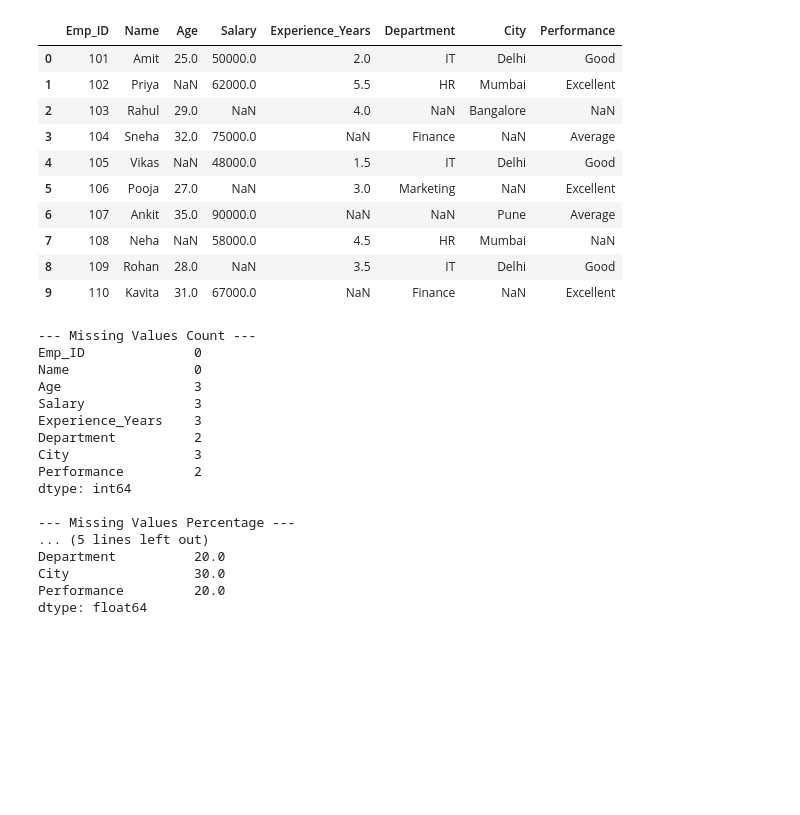
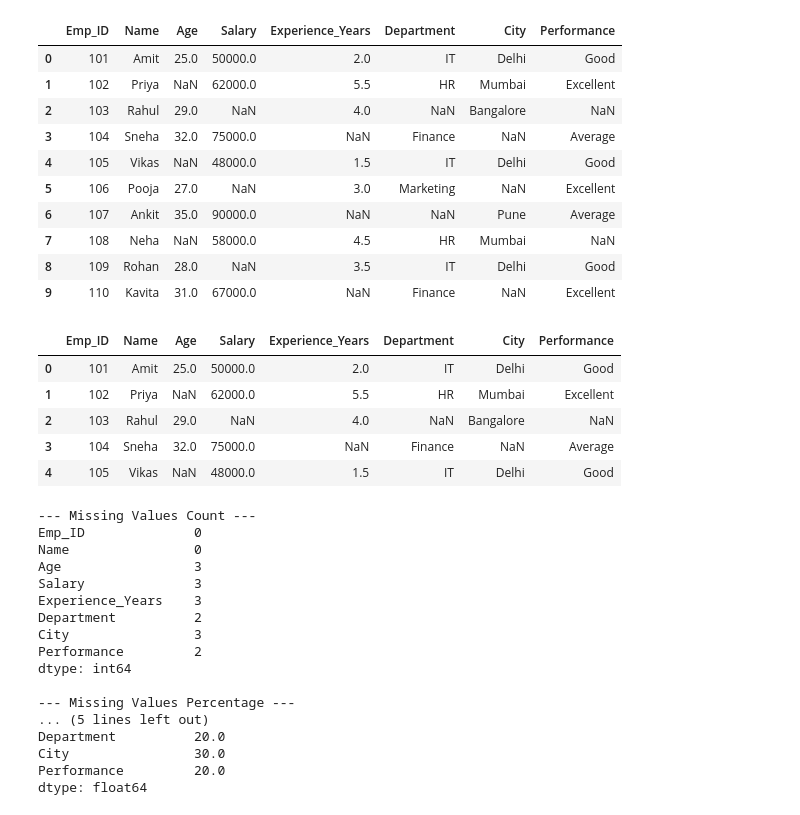
Before and after one commit to raj1807600-ux/ML-class-1, a Jupyter notebook: ml_class_4.ipynb, the cells around one changed output. Drawn from its saved outputs; the diff is of its cells as text; code cells hidden in the pictures; blank space fills up the shorter version.

```diff
--- a/ml_class_4.ipynb
+++ b/ml_class_4.ipynb
@@ -292,6 +292,15 @@ display(df)
 | 7 | 108 | Neha | NaN | 58000.0 | 4.5 | HR | Mumbai | NaN |
 | 8 | 109 | Rohan | 28.0 | NaN | 3.5 | IT | Delhi | Good |
 | 9 | 110 | Kavita | 31.0 | 67000.0 | NaN | Finance | NaN | Excellent |
+# %%
+df.head()
+# %% [output]
+|  | Emp_ID | Name | Age | Salary | Experience_Years | Department | City | Performance |
+| 0 | 101 | Amit | 25.0 | 50000.0 | 2.0 | IT | Delhi | Good |
+| 1 | 102 | Priya | NaN | 62000.0 | 5.5 | HR | Mumbai | Excellent |
+| 2 | 103 | Rahul | 29.0 | NaN | 4.0 | NaN | Bangalore | NaN |
+| 3 | 104 | Sneha | 32.0 | 75000.0 | NaN | Finance | NaN | Average |
+| 4 | 105 | Vikas | NaN | 48000.0 | 1.5 | IT | Delhi | Good |
 # %%
 # 1. Null values count check karein
 print("\n--- Missing Values Count ---")
```
